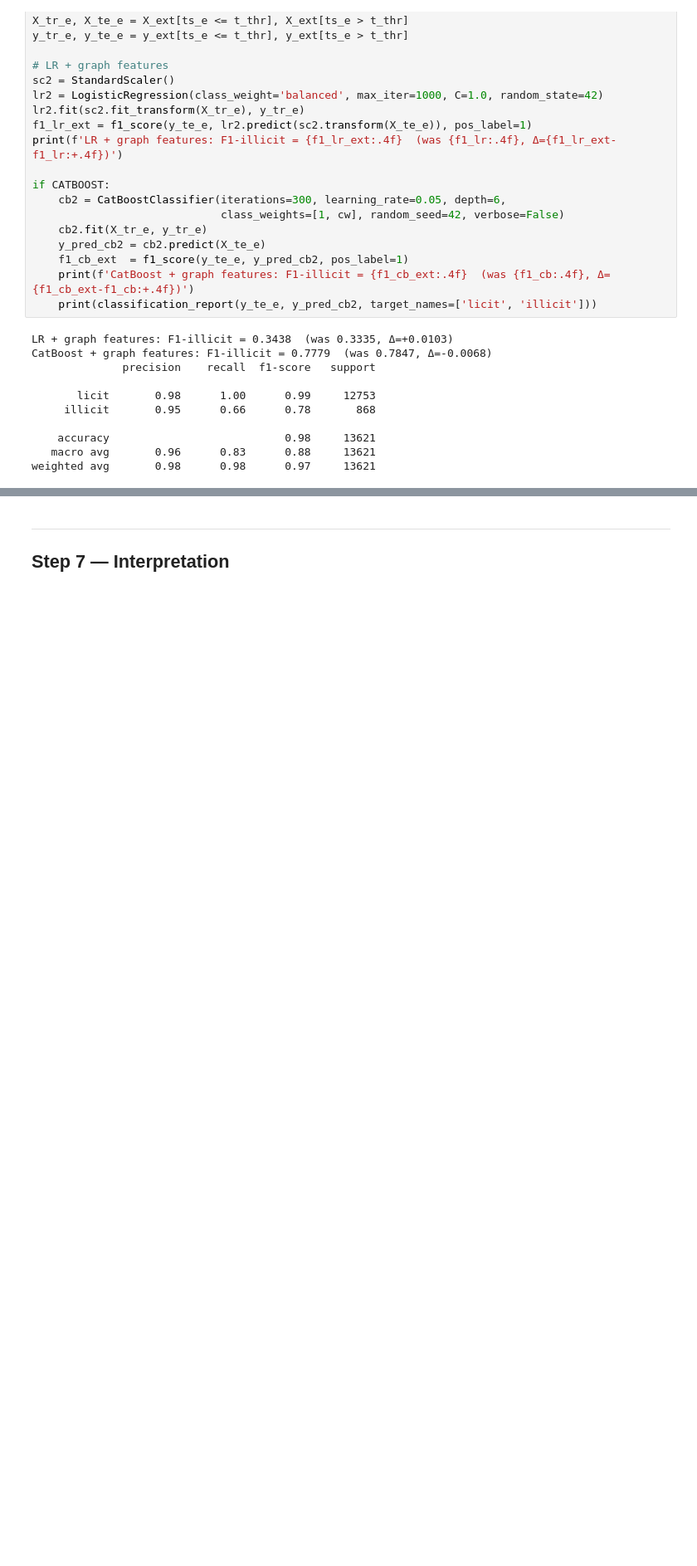
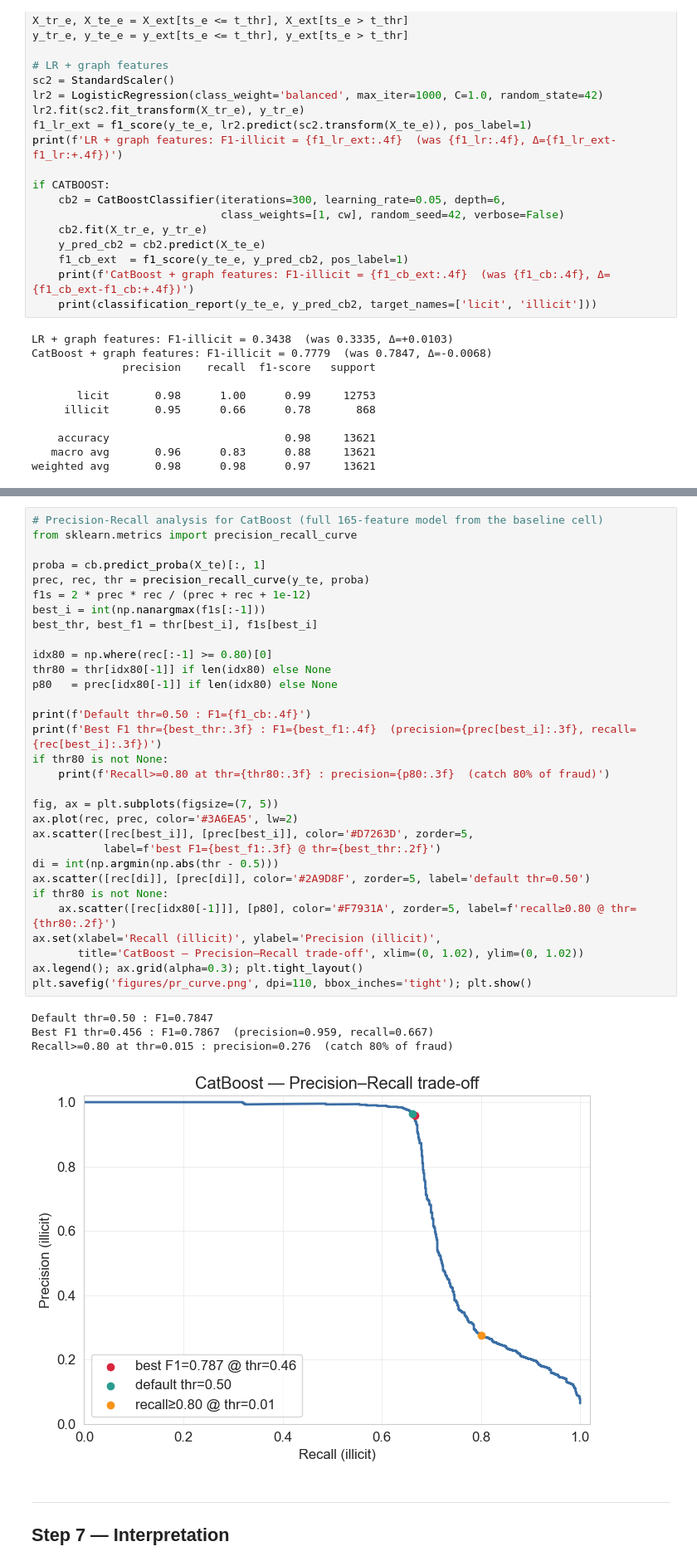
Before and after one commit to assketick/elliptic-fraud-detection, a Jupyter notebook: elliptic_fraud_detection.ipynb, the cells around one changed output, grey strips where cells are left out. Shown at 83% size. Saved outputs shown, nothing was run; the diff lists cells and outputs as text; blank space fills up the shorter version.

```diff
--- a/elliptic_fraud_detection.ipynb
+++ b/elliptic_fraud_detection.ipynb
@@ -709,3 +900,39 @@ weighted avg       0.97      0.97      0.97     13621
+# %%
+# Precision-Recall analysis for CatBoost (full 165-feature model from the baseline cell)
+from sklearn.metrics import precision_recall_curve
+
+proba = cb.predict_proba(X_te)[:, 1]
+prec, rec, thr = precision_recall_curve(y_te, proba)
+f1s = 2 * prec * rec / (prec + rec + 1e-12)
+best_i = int(np.nanargmax(f1s[:-1]))
+best_thr, best_f1 = thr[best_i], f1s[best_i]
+
+idx80 = np.where(rec[:-1] >= 0.80)[0]
+thr80 = thr[idx80[-1]] if len(idx80) else None
+p80   = prec[idx80[-1]] if len(idx80) else None
+
+print(f'Default thr=0.50 : F1={f1_cb:.4f}')
+print(f'Best F1 thr={best_thr:.3f} : F1={best_f1:.4f}  (precision={prec[best_i]:.3f}, recall={rec[best_i]:.3f})')
+if thr80 is not None:
+    print(f'Recall>=0.80 at thr={thr80:.3f} : precision={p80:.3f}  (catch 80% of fraud)')
+
+fig, ax = plt.subplots(figsize=(7, 5))
+ax.plot(rec, prec, color='#3A6EA5', lw=2)
+ax.scatter([rec[best_i]], [prec[best_i]], color='#D7263D', zorder=5,
+           label=f'best F1={best_f1:.3f} @ thr={best_thr:.2f}')
+di = int(np.argmin(np.abs(thr - 0.5)))
+ax.scatter([rec[di]], [prec[di]], color='#2A9D8F', zorder=5, label='default thr=0.50')
+if thr80 is not None:
+    ax.scatter([rec[idx80[-1]]], [p80], color='#F7931A', zorder=5, label=f'recall≥0.80 @ thr={thr80:.2f}')
+ax.set(xlabel='Recall (illicit)', ylabel='Precision (illicit)',
+       title='CatBoost — Precision–Recall trade-off', xlim=(0, 1.02), ylim=(0, 1.02))
+ax.legend(); ax.grid(alpha=0.3); plt.tight_layout()
+plt.savefig('figures/pr_curve.png', dpi=110, bbox_inches='tight'); plt.show()
+# %% [output]
+Default thr=0.50 : F1=0.7847
+Best F1 thr=0.456 : F1=0.7867  (precision=0.959, recall=0.667)
+Recall>=0.80 at thr=0.015 : precision=0.276  (catch 80% of fraud)
+[figure, added]
 # %% [markdown]
 ---
 ## Step 7 — Interpretation
```
Also changed, not shown: parts of 14 cells of this notebook, 3 other files.
